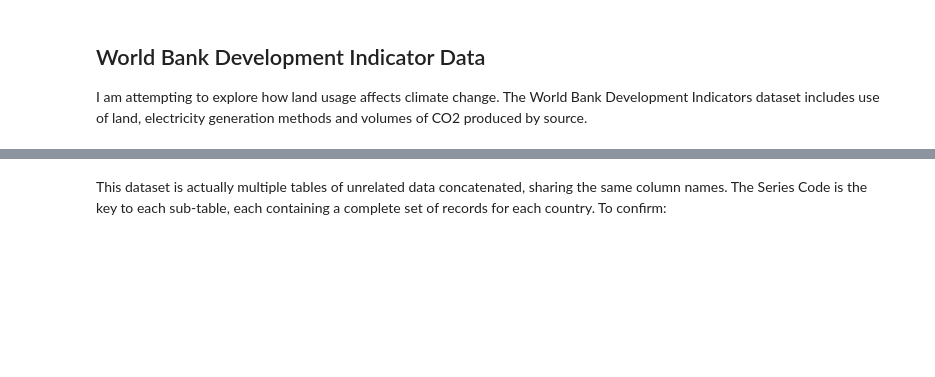
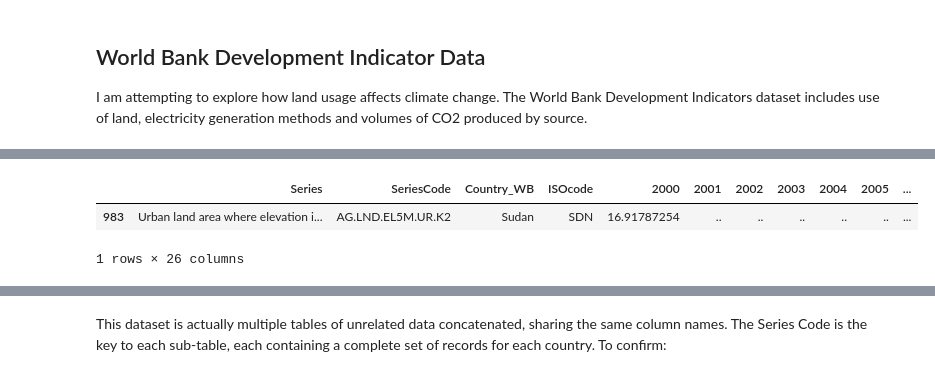
Before and after one commit to daemonchild/cardiffmet-dat4004-data-science-fundamentals, a Jupyter notebook: jupyter-notebook/WorldBankData.ipynb, the cells around one changed output, grey strips where cells are left out. Drawn from its saved outputs; the diff is of its cells as text; code cells hidden in the pictures; blank space fills up the shorter version.

```diff
--- a/jupyter-notebook/WorldBankData.ipynb
+++ b/jupyter-notebook/WorldBankData.ipynb
@@ -119,5 +127,10 @@ I am attempting to explore how land usage affects climate change. The World Bank
 
 # Load Data Set
 devindic_df = pd.read_csv('../datasets/wbank_dev_indicators/38b7cb7a-172f-4be9-a48d-34d89fca9fc9_Data.csv')
-devindic_df.head()
+
+# Drop columsn with No data
+devindic_df.drop("2022 [YR2022]",axis=1,inplace=True)
+devindic_df.drop("2023 [YR2023]",axis=1,inplace=True)
+
+devindic_df.columns
 # %% [output]
@@ -130,0 +182,7 @@ devindic_df.head()
+# %%
+# Showing a line in the dataset with multiple '..' values:
+devindic_df.loc[devindic_df['Country_WB'] == "Sudan"].loc[devindic_df['SeriesCode'] == "AG.LND.EL5M.UR.K2"]
+# %% [output]
+|  | Series | SeriesCode | Country_WB | ISOcode | 2000 | 2001 | 2002 | 2003 | 2004 | 2005 | ... |
+| 983 | Urban land area where elevation i... | AG.LND.EL5M.UR.K2 | Sudan | SDN | 16.91787254 | .. | .. | .. | .. | .. | ... |
+1 rows × 26 columns
```
Also changed, not shown: parts of 30 cells of this notebook, 7 other files.
